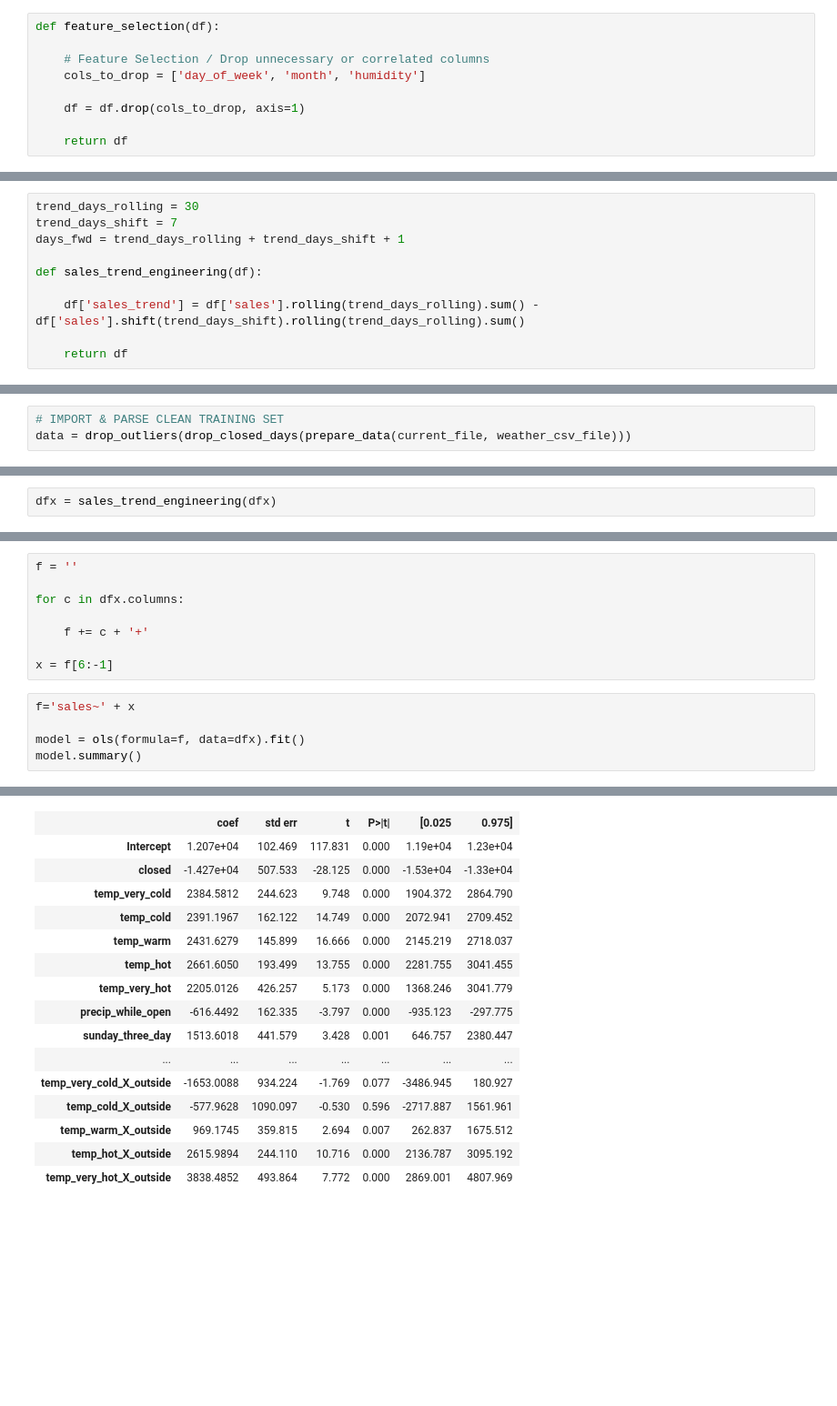
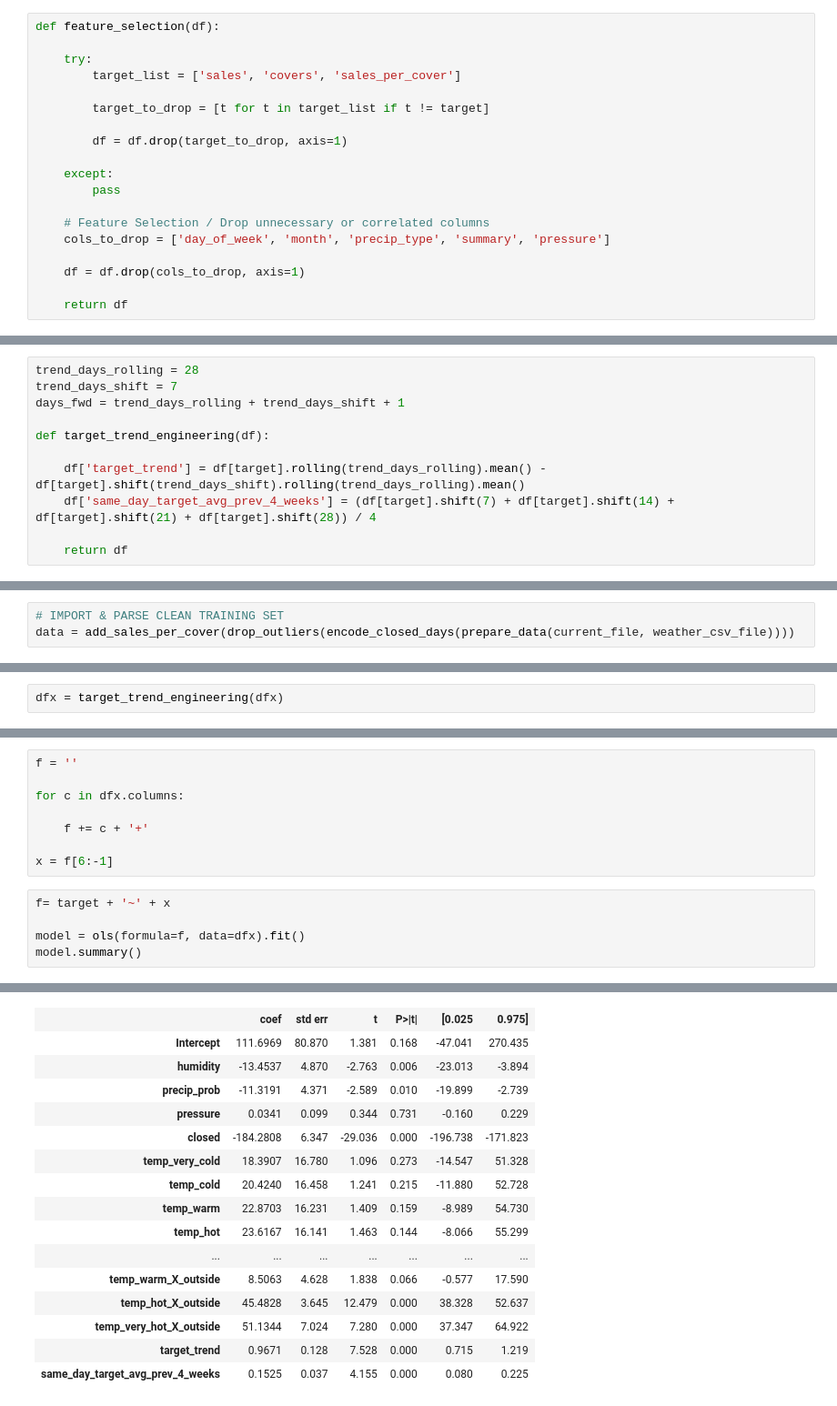
Before and after one commit to maks-p/restaurant_sales_forecasting, a Jupyter notebook: baseline_linear.ipynb, the cells around one changed output, grey strips where cells are left out. Shown at 91% size. Drawn from its saved outputs; the diff is of its cells as text; blank space fills up the shorter version.

Commit message:
Add Covers Etc

```diff
--- a/baseline_linear.ipynb
+++ b/baseline_linear.ipynb
@@ -553,8 +577,18 @@ def add_weather_interactions(df):
 # %%
 def feature_selection(df):
 
+    try:
+        target_list = ['sales', 'covers', 'sales_per_cover']
+
+        target_to_drop = [t for t in target_list if t != target]
+
+        df = df.drop(target_to_drop, axis=1)
+
+    except:
+        pass
+
     # Feature Selection / Drop unnecessary or correlated columns
-    cols_to_drop = ['day_of_week', 'month', 'humidity']
+    cols_to_drop = ['day_of_week', 'month', 'precip_type', 'summary', 'pressure']
 
     df = df.drop(cols_to_drop, axis=1)
 
@@ -564,16 +598,17 @@ def feature_selection(df):
 # %%
-trend_days_rolling = 30
+trend_days_rolling = 28
 trend_days_shift = 7
 days_fwd = trend_days_rolling + trend_days_shift + 1
 
-def sales_trend_engineering(df):
+def target_trend_engineering(df):
 
-    df['sales_trend'] = df['sales'].rolling(trend_days_rolling).sum() - df['sales'].shift(trend_days_shift).rolling(trend_days_rolling).sum()
+    df['target_trend'] = df[target].rolling(trend_days_rolling).mean() - df[target].shift(trend_days_shift).rolling(trend_days_rolling).mean()
+    df['same_day_target_avg_prev_4_weeks'] = (df[target].shift(7) + df[target].shift(14) + df[target].shift(21) + df[target].shift(28)) / 4
 
     return df
 # %% [markdown]
 ## Start Here
 # %%
 # IMPORT & PARSE CLEAN TRAINING SET
-data = drop_outliers(drop_closed_days(prepare_data(current_file, weather_csv_file)))
+data = add_sales_per_cover(drop_outliers(encode_closed_days(prepare_data(current_file, weather_csv_file))))
 # %% [output]
@@ -613,7 +645,7 @@ def feature_engineering(df):
 
 dfx = feature_engineering(data)
 # %%
-dfx = sales_trend_engineering(dfx)
+dfx = target_trend_engineering(dfx)
 # %%
 def corr_chart(df):
 
@@ -1068,7 +1165,7 @@ for c in dfx.columns:
 
 x = f[6:-1]
 # %%
-f='sales~' + x
+f= target + '~' + x
 
 model = ols(formula=f, data=dfx).fit()
 model.summary()
@@ -1085,17 +1182,17 @@ OLS Regression Results
 | Covariance Type: | nonrobust |  |  |
 |  | coef | std err | t | P>|t| | [0.025 | 0.975] |
-| Intercept | 1.207e+04 | 102.469 | 117.831 | 0.000 | 1.19e+04 | 1.23e+04 |
-| closed | -1.427e+04 | 507.533 | -28.125 | 0.000 | -1.53e+04 | -1.33e+04 |
-| temp_very_cold | 2384.5812 | 244.623 | 9.748 | 0.000 | 1904.372 | 2864.790 |
-| temp_cold | 2391.1967 | 162.122 | 14.749 | 0.000 | 2072.941 | 2709.452 |
-| temp_warm | 2431.6279 | 145.899 | 16.666 | 0.000 | 2145.219 | 2718.037 |
-| temp_hot | 2661.6050 | 193.499 | 13.755 | 0.000 | 2281.755 | 3041.455 |
-| temp_very_hot | 2205.0126 | 426.257 | 5.173 | 0.000 | 1368.246 | 3041.779 |
-| precip_while_open | -616.4492 | 162.335 | -3.797 | 0.000 | -935.123 | -297.775 |
-| sunday_three_day | 1513.6018 | 441.579 | 3.428 | 0.001 | 646.757 | 2380.447 |
+| Intercept | 111.6969 | 80.870 | 1.381 | 0.168 | -47.041 | 270.435 |
+| humidity | -13.4537 | 4.870 | -2.763 | 0.006 | -23.013 | -3.894 |
+| precip_prob | -11.3191 | 4.371 | -2.589 | 0.010 | -19.899 | -2.739 |
+| pressure | 0.0341 | 0.099 | 0.344 | 0.731 | -0.160 | 0.229 |
+| closed | -184.2808 | 6.347 | -29.036 | 0.000 | -196.738 | -171.823 |
+| temp_very_cold | 18.3907 | 16.780 | 1.096 | 0.273 | -14.547 | 51.328 |
+| temp_cold | 20.4240 | 16.458 | 1.241 | 0.215 | -11.880 | 52.728 |
+| temp_warm | 22.8703 | 16.231 | 1.409 | 0.159 | -8.989 | 54.730 |
+| temp_hot | 23.6167 | 16.141 | 1.463 | 0.144 | -8.066 | 55.299 |
 | ... | ... | ... | ... | ... | ... | ... |
-| temp_very_cold_X_outside | -1653.0088 | 934.224 | -1.769 | 0.077 | -3486.945 | 180.927 |
-| temp_cold_X_outside | -577.9628 | 1090.097 | -0.530 | 0.596 | -2717.887 | 1561.961 |
-| temp_warm_X_outside | 969.1745 | 359.815 | 2.694 | 0.007 | 262.837 | 1675.512 |
-| temp_hot_X_outside | 2615.9894 | 244.110 | 10.716 | 0.000 | 2136.787 | 3095.192 |
-| temp_very_hot_X_outside | 3838.4852 | 493.864 | 7.772 | 0.000 | 2869.001 | 4807.969 |
+| temp_warm_X_outside | 8.5063 | 4.628 | 1.838 | 0.066 | -0.577 | 17.590 |
+| temp_hot_X_outside | 45.4828 | 3.645 | 12.479 | 0.000 | 38.328 | 52.637 |
+| temp_very_hot_X_outside | 51.1344 | 7.024 | 7.280 | 0.000 | 37.347 | 64.922 |
+| target_trend | 0.9671 | 0.128 | 7.528 | 0.000 | 0.715 | 1.219 |
+| same_day_target_avg_prev_4_weeks | 0.1525 | 0.037 | 4.155 | 0.000 | 0.080 | 0.225 |
```
Also changed, not shown: parts of 66 cells of this notebook, 8 other files.
